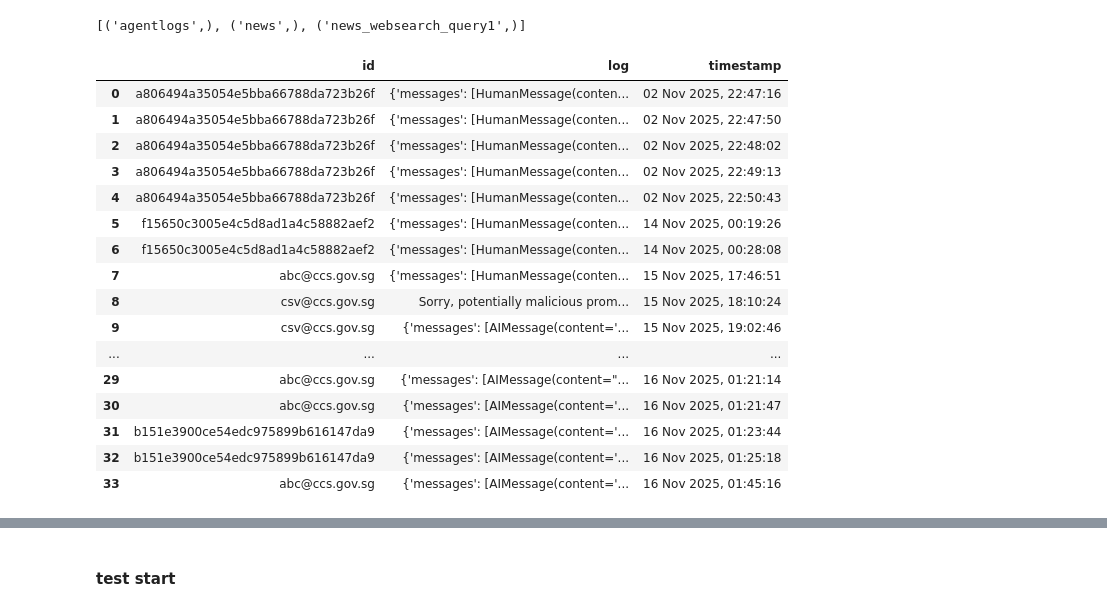
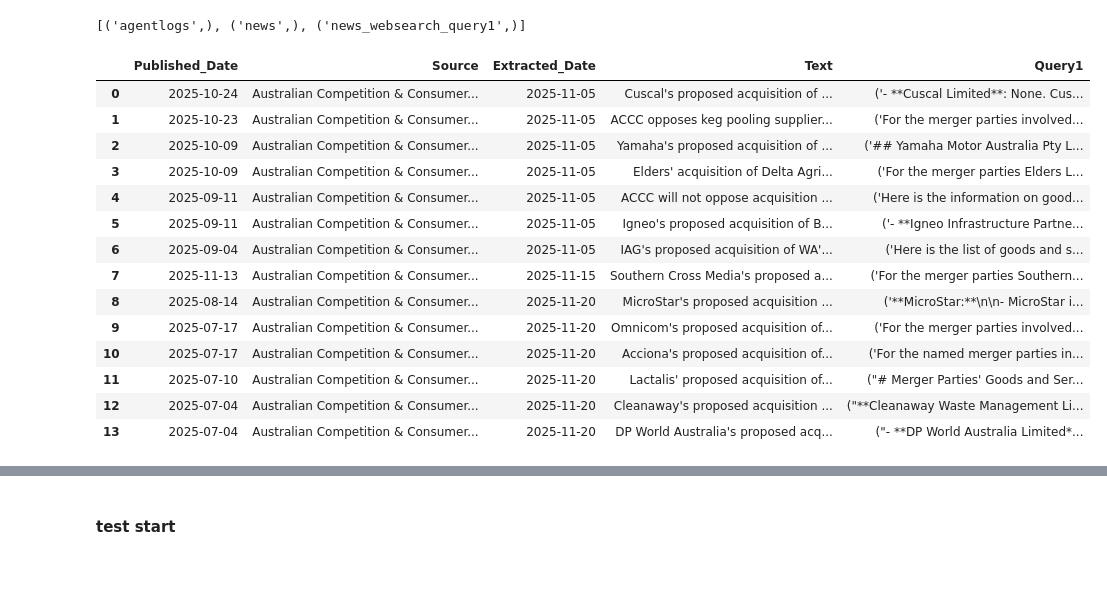
Before and after one commit to chuash/MergerScan, a Jupyter notebook: Draft.ipynb, the cells around one changed output, grey strips where cells are left out. Drawn from its saved outputs; the diff is of its cells as text; code cells hidden in the pictures; blank space fills up the shorter version.

```diff
--- a/Draft.ipynb
+++ b/Draft.ipynb
@@ -632,24 +630,24 @@ cursor.execute("SELECT name FROM sqlite_master WHERE type='table';").fetchall()
 # %% [output]
 [('agentlogs',), ('news',), ('news_websearch_query1',)]
 # %%
-sqlquery = f"SELECT * FROM agentlogs"
+import pandas as pd
+#sqlquery = f"SELECT Published_Date, Source, Extracted_Date, Text, Merger_Related, Merger_Entities FROM {tablename} WHERE Extracted_Date = (SELECT MAX(Extracted_Date) FROM {tablename})"
+sqlquery = f"SELECT * FROM news_websearch_query1"  #agentlogs
 df = pd.read_sql_query(sqlquery, con=conn)
 df
 # %% [output]
-|  | id | log | timestamp |
-| 0 | a806494a35054e5bba66788da723b26f | {'messages': [HumanMessage(conten... | 02 Nov 2025, 22:47:16 |
-| 1 | a806494a35054e5bba66788da723b26f | {'messages': [HumanMessage(conten... | 02 Nov 2025, 22:47:50 |
-| 2 | a806494a35054e5bba66788da723b26f | {'messages': [HumanMessage(conten... | 02 Nov 2025, 22:48:02 |
-| 3 | a806494a35054e5bba66788da723b26f | {'messages': [HumanMessage(conten... | 02 Nov 2025, 22:49:13 |
-| 4 | a806494a35054e5bba66788da723b26f | {'messages': [HumanMessage(conten... | 02 Nov 2025, 22:50:43 |
-| 5 | f15650c3005e4c5d8ad1a4c58882aef2 | {'messages': [HumanMessage(conten... | 14 Nov 2025, 00:19:26 |
-| 6 | f15650c3005e4c5d8ad1a4c58882aef2 | {'messages': [HumanMessage(conten... | 14 Nov 2025, 00:28:08 |
-| 7 | abc@ccs.gov.sg | {'messages': [HumanMessage(conten... | 15 Nov 2025, 17:46:51 |
-| 8 | csv@ccs.gov.sg | Sorry, potentially malicious prom... | 15 Nov 2025, 18:10:24 |
-| 9 | csv@ccs.gov.sg | {'messages': [AIMessage(content='... | 15 Nov 2025, 19:02:46 |
-| ... | ... | ... | ... |
-| 29 | abc@ccs.gov.sg | {'messages': [AIMessage(content="... | 16 Nov 2025, 01:21:14 |
-| 30 | abc@ccs.gov.sg | {'messages': [AIMessage(content='... | 16 Nov 2025, 01:21:47 |
-| 31 | b151e3900ce54edc975899b616147da9 | {'messages': [AIMessage(content='... | 16 Nov 2025, 01:23:44 |
-| 32 | b151e3900ce54edc975899b616147da9 | {'messages': [AIMessage(content='... | 16 Nov 2025, 01:25:18 |
-| 33 | abc@ccs.gov.sg | {'messages': [AIMessage(content='... | 16 Nov 2025, 01:45:16 |
+|  | Published_Date | Source | Extracted_Date | Text | Query1 |
+| 0 | 2025-10-24 | Australian Competition & Consumer... | 2025-11-05 | Cuscal's proposed acquisition of ... | ('- **Cuscal Limited**: None. Cus... |
+| 1 | 2025-10-23 | Australian Competition & Consumer... | 2025-11-05 | ACCC opposes keg pooling supplier... | ('For the merger parties involved... |
+| 2 | 2025-10-09 | Australian Competition & Consumer... | 2025-11-05 | Yamaha's proposed acquisition of ... | ('## Yamaha Motor Australia Pty L... |
+| 3 | 2025-10-09 | Australian Competition & Consumer... | 2025-11-05 | Elders' acquisition of Delta Agri... | ('For the merger parties Elders L... |
+| 4 | 2025-09-11 | Australian Competition & Consumer... | 2025-11-05 | ACCC will not oppose acquisition ... | ('Here is the information on good... |
+| 5 | 2025-09-11 | Australian Competition & Consumer... | 2025-11-05 | Igneo's proposed acquisition of B... | ('- **Igneo Infrastructure Partne... |
+| 6 | 2025-09-04 | Australian Competition & Consumer... | 2025-11-05 | IAG's proposed acquisition of WA'... | ('Here is the list of goods and s... |
+| 7 | 2025-11-13 | Australian Competition & Consumer... | 2025-11-15 | Southern Cross Media's proposed a... | ('For the merger parties Southern... |
+| 8 | 2025-08-14 | Australian Competition & Consumer... | 2025-11-20 | MicroStar's proposed acquisition ... | ('**MicroStar:**\n\n- MicroStar i... |
+| 9 | 2025-07-17 | Australian Competition & Consumer... | 2025-11-20 | Omnicom's proposed acquisition of... | ('For the merger parties involved... |
+| 10 | 2025-07-17 | Australian Competition & Consumer... | 2025-11-20 | Acciona's proposed acquisition of... | ('For the named merger parties in... |
+| 11 | 2025-07-10 | Australian Competition & Consumer... | 2025-11-20 | Lactalis' proposed acquisition of... | ("# Merger Parties' Goods and Ser... |
+| 12 | 2025-07-04 | Australian Competition & Consumer... | 2025-11-20 | Cleanaway's proposed acquisition ... | ("**Cleanaway Waste Management Li... |
+| 13 | 2025-07-04 | Australian Competition & Consumer... | 2025-11-20 | DP World Australia's proposed acq... | ("- **DP World Australia Limited*... |
```
Also changed, not shown: parts of 27 cells of this notebook, 5 other files.
